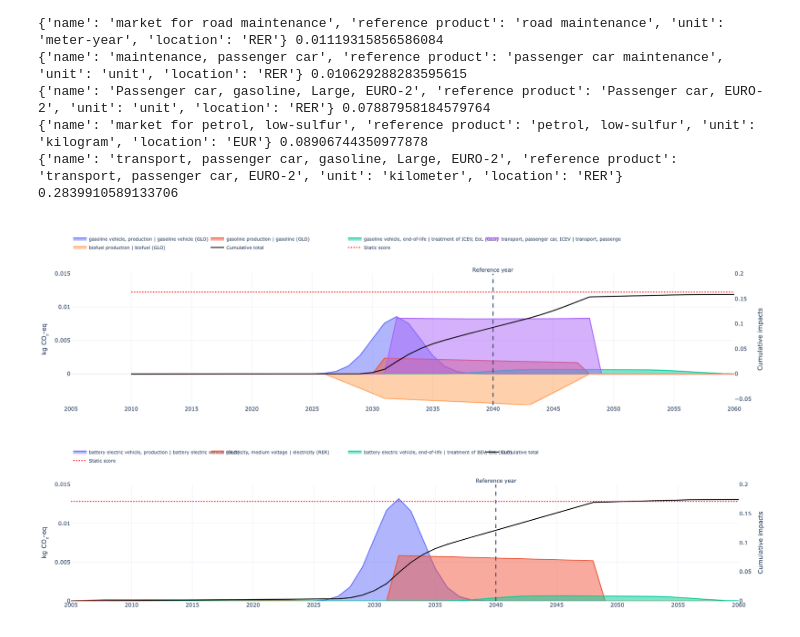
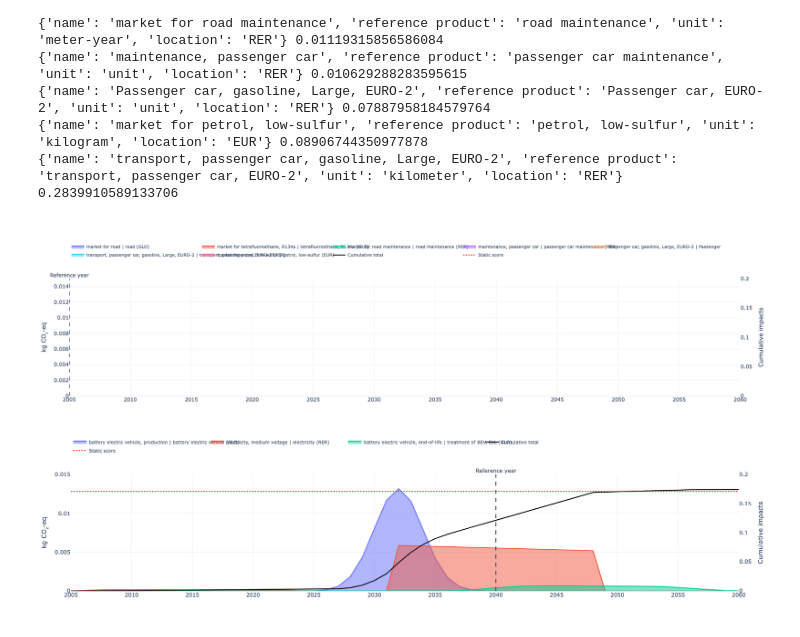
Before and after one commit to Laboratory-for-Energy-Systems-Analysis/trails, a Jupyter notebook: dev/example/dev.ipynb, the cells around one changed output. Cells and saved outputs as stored; diff of their text form; code cells hidden in the pictures.

```diff
--- a/dev/example/dev.ipynb
+++ b/dev/example/dev.ipynb
@@ -65,13 +42,13 @@ for act, val in results_by_year_ICEV[2005]["scores_per_root"].items():
 {'name': 'market for petrol, low-sulfur', 'reference product': 'petrol, low-sulfur', 'unit': 'kilogram', 'location': 'EUR'} 0.08906744350977878
 {'name': 'transport, passenger car, gasoline, Large, EURO-2', 'reference product': 'transport, passenger car, EURO-2', 'unit': 'kilometer', 'location': 'RER'} 0.2839910589133706
 # %%
-ref_year = 2040
+ref_year = 2005
 results_static_ICEV = lca(
     trails,
     start_year=ref_year,
     start_act_idx=27826,
     methods=methods,
-    max_depth=8,
+    max_depth=2,
     return_provenance=False,
     show_progress=False,
     min_amount=1e-18,
@@ -80,28 +57,28 @@ results_static_ICEV = lca(
 # %%
 fig = plot_temporal_scores(
     results_by_year=results_by_year_ICEV,
     stacked=False,
     trails=trails,
     title="",
     method_label="kg CO₂-eq",
     cumulative=False,
     width=550,
     height=450,
     year_tick=5,
     year_range=(2005, 2060),
     reference_year=ref_year,
     show_cumulative_axis=True,
     cumulative_axis_label="Cumulative impacts",
     legend_y=1.15,
-    static_score=results_static_ICEV[2040]["scores"] - 0.14 + (0.14/2),
+    static_score=results_static_ICEV[2005]["scores"] - 0.14 + (0.14/2),
     static_score_dash= "dot",
     static_score_color= "red",
     y_max=0.015,
     y2_max=0.20
 )
 fig.show()
 # %% [output]
-[figure, old version]
+[figure, new version]
 # %%
 ref_year = 2040
 results_by_year_BEV, provenance = lca(
```
Also changed, not shown: parts of 1 cell of this notebook, 1 other file.
